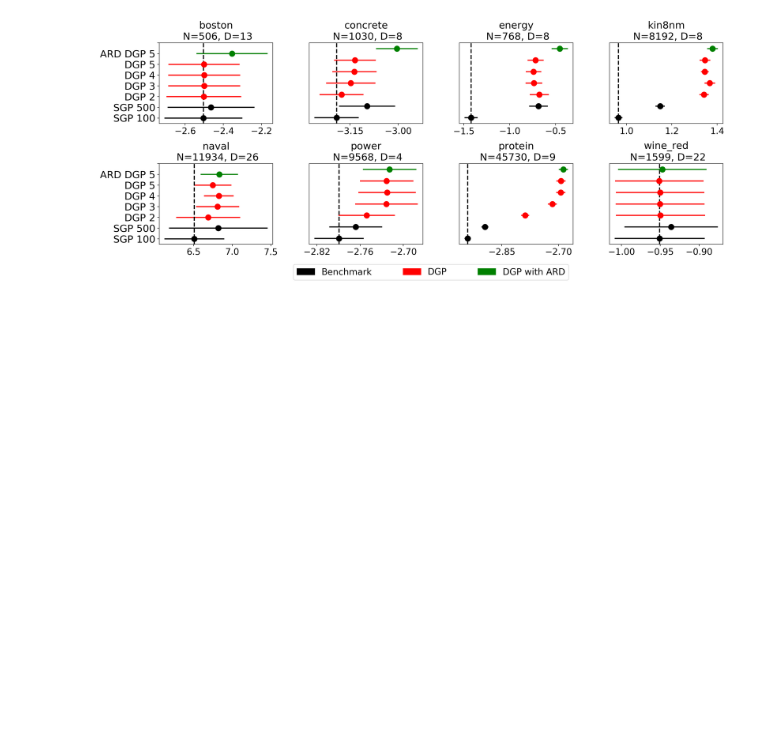
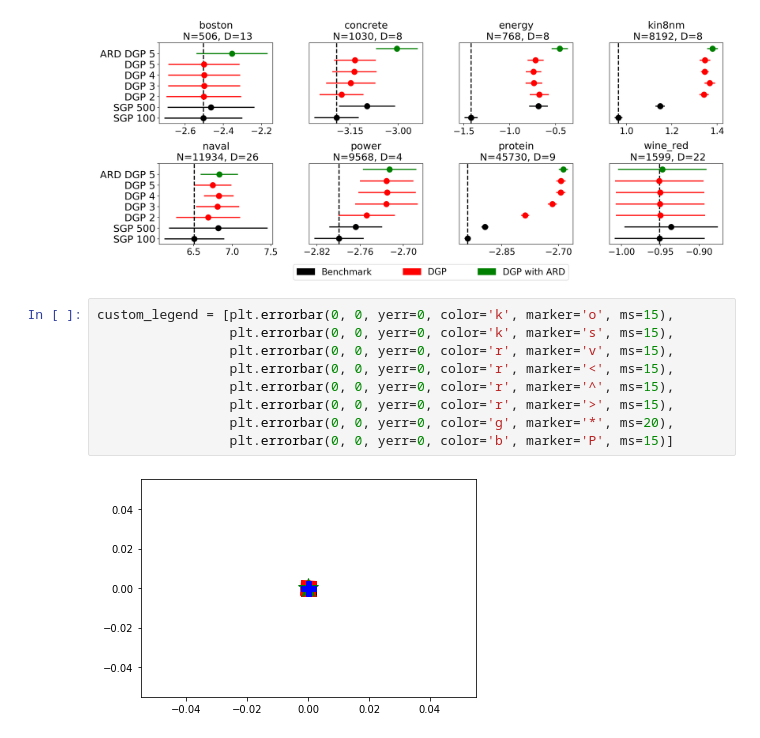
Before and after one commit to MattAshman/MLMI4, a Jupyter notebook: notebooks/uci_regression_results.ipynb, the cells around one changed output. Drawn from its saved outputs; the diff is of its cells as text; blank space fills up the shorter version.

```diff
--- a/notebooks/uci_regression_results.ipynb
+++ b/notebooks/uci_regression_results.ipynb
@@ -254,3 +315,14 @@ plt.subplots_adjust(hspace=0.5)
 plt.savefig(fname='uci_regression_results.png', dpi=400, bbox_inches='tight')
 # %% [output]
 [figure]
+# %%
+custom_legend = [plt.errorbar(0, 0, yerr=0, color='k', marker='o', ms=15),
+                 plt.errorbar(0, 0, yerr=0, color='k', marker='s', ms=15),
+                 plt.errorbar(0, 0, yerr=0, color='r', marker='v', ms=15),
+                 plt.errorbar(0, 0, yerr=0, color='r', marker='<', ms=15),
+                 plt.errorbar(0, 0, yerr=0, color='r', marker='^', ms=15),
+                 plt.errorbar(0, 0, yerr=0, color='r', marker='>', ms=15),
+                 plt.errorbar(0, 0, yerr=0, color='g', marker='*', ms=20),
+                 plt.errorbar(0, 0, yerr=0, color='b', marker='P', ms=15)]
+# %% [output]
+[figure, added]
```
Also changed, not shown: parts of 11 cells of this notebook, 5 other files.
